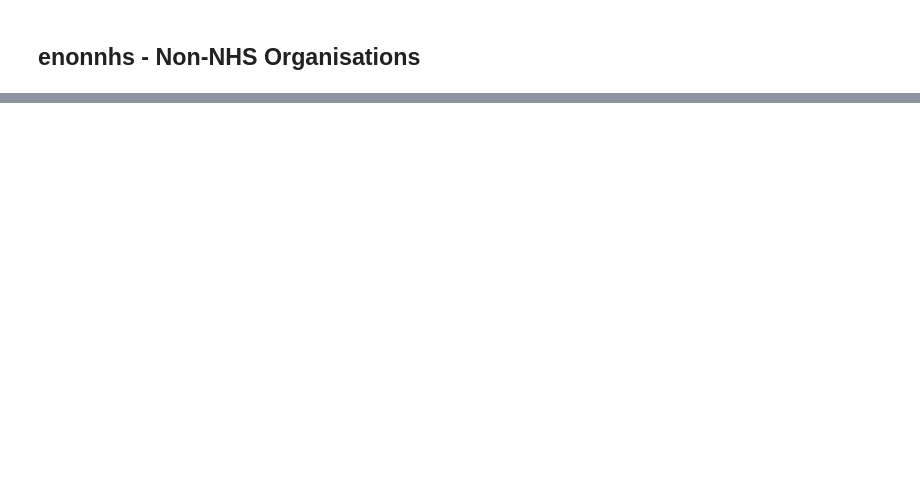
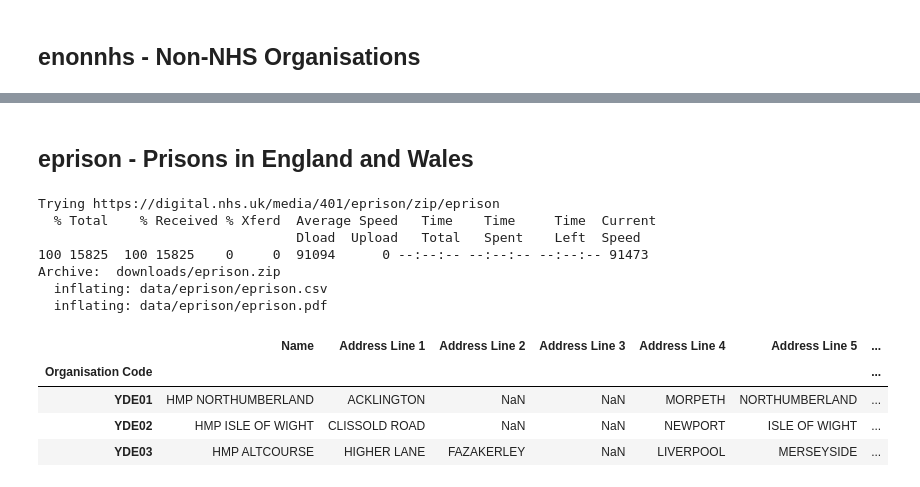
Before and after one commit to psychemedia/openHealthDataDoodles, a Jupyter notebook: notebooks/NHS and GP Administrative Data.ipynb, the cells around one changed output, grey strips where cells are left out. Cells and saved outputs as stored; diff of their text form; code cells hidden in the pictures; blank space fills up the shorter version.

Commit message:
Update Admin data notebook and db

```diff
--- a/notebooks/NHS and GP Administrative Data.ipynb
+++ b/notebooks/NHS and GP Administrative Data.ipynb
@@ -1247,3 +1162,30 @@ Archive:  downloads/enonnhs.zip
 | 8A001 | JORDAN HILL NH | Y54 | Q72 | 37 GAWBER ROAD | NaN | ... |
 | 8A003 | THE GROVE NH | Y54 | Q72 | THURNSCOE BRIDGE LANE | THURNSCOE | ... |
 | 8A005 | THURNSCOE HALL NH | Y54 | Q72 | HIGH STREET | THURNSCOE | ... |
+# %% [markdown]
+## eprison - Prisons in England and Wales
+# %%
+cols=['Organisation Code','Name','Null','Null',
+      'Address Line 1','Address Line 2','Address Line 3','Address Line 4','Address Line 5','Postcode',
+      'Open Date','Close Date','Null','Null',
+      'Null','Null','Null','Contact Telephone Number',
+      'Null','Null','Null',
+      'Amended Record Indicator','Null',
+      'Null','Null','Null','Null']
+
+typ='eprison'
+tmp=normaliser(typ,cols,dates=[10,11],index=['Organisation Code'],encoding='Latin-1',db_con=con)
+tmp.head(3)
+# %% [output]
+Trying https://digital.nhs.uk/media/401/eprison/zip/eprison
+  % Total    % Received % Xferd  Average Speed   Time    Time     Time  Current
+                                 Dload  Upload   Total   Spent    Left  Speed
+100 15825  100 15825    0     0  91094      0 --:--:-- --:--:-- --:--:-- 91473
+Archive:  downloads/eprison.zip
+  inflating: data/eprison/eprison.csv
+  inflating: data/eprison/eprison.pdf
+|  | Name | Address Line 1 | Address Line 2 | Address Line 3 | Address Line 4 | Address Line 5 | ... |
+| Organisation Code |  |  |  |  |  |  | ... |
+| YDE01 | HMP NORTHUMBERLAND | ACKLINGTON | NaN | NaN | MORPETH | NORTHUMBERLAND | ... |
+| YDE02 | HMP ISLE OF WIGHT | CLISSOLD ROAD | NaN | NaN | NEWPORT | ISLE OF WIGHT | ... |
+| YDE03 | HMP ALTCOURSE | HIGHER LANE | FAZAKERLEY | NaN | LIVERPOOL | MERSEYSIDE | ... |
```
Also changed, not shown: parts of 43 cells of this notebook, 1 other file.
